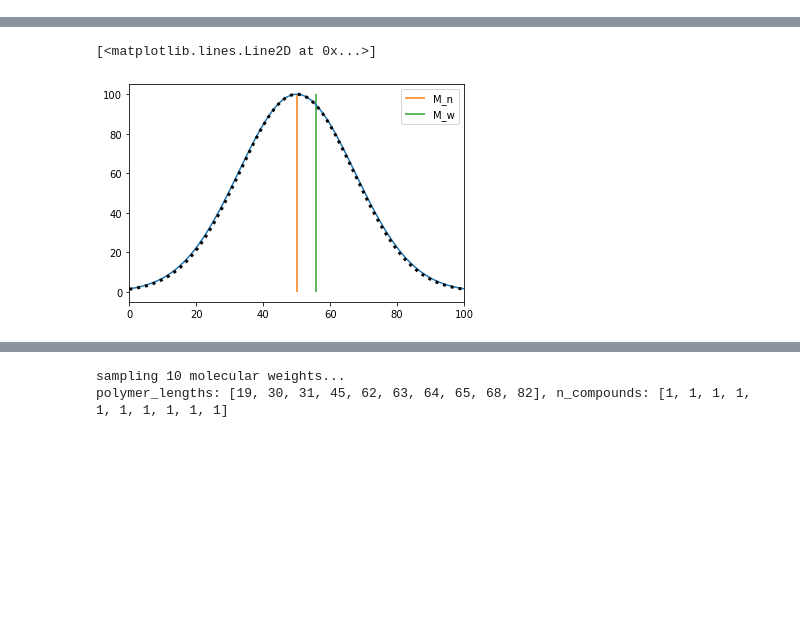
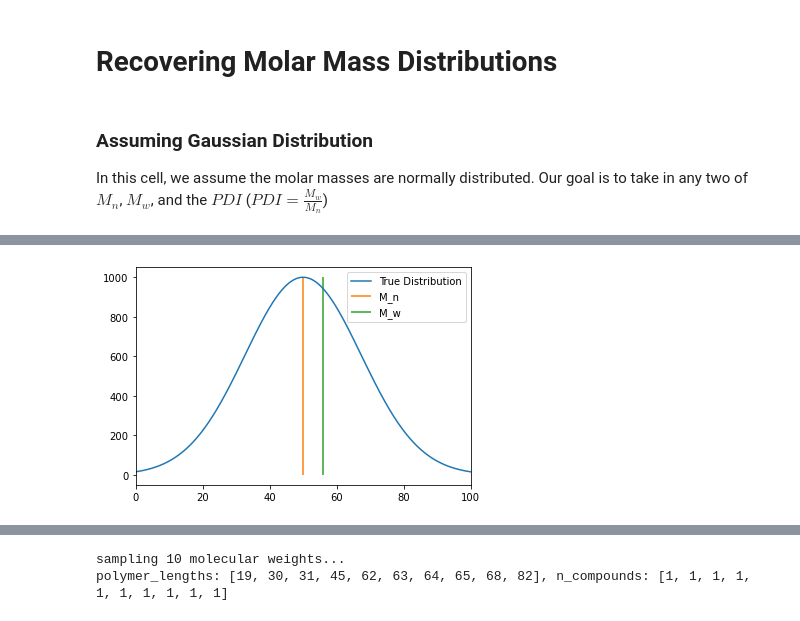
Before and after one commit to cmelab/polybinder, a Jupyter notebook: uli_init/system-init.ipynb, the cells around one changed output, grey strips where cells are left out. Cells and saved outputs as stored; diff of their text form; code cells hidden in the pictures; blank space fills up the shorter version.

```diff
--- a/uli_init/system-init.ipynb
+++ b/uli_init/system-init.ipynb
@@ -19,23 +20,43 @@ from collections import namedtuple
 
 warnings.filterwarnings('ignore')
 units = base_units.base_units()
+# %% [markdown]
+# Recovering Molar Mass Distributions
+# %% [markdown]
+### Assuming Gaussian Distribution
+In this cell, we assume the molar masses are normally distributed. Our goal is to take in any two of $M_n$, $M_w$, and the $PDI$ ($PDI=\frac{M_w}{M_n}$)
 # %%
-import matplotlib.pyplot as plt
-# Notice that we don't recover the exact sigma, but the distribution is close
-# TODO: figure out why this is
-N = 100
+
+# With numerical integration, we don't recover exact sigma, but the distribution is close
+x_max = 100
+N = 1e3
 sigma = 301.
-x = np.linspace(0, N, 10*N+1)
+x = np.linspace(0, x_max, round(N)+1)
 y = N*np.exp(-(x-50.)**2/(2.*sigma))
 M_n = np.sum(np.multiply(x,y))/np.sum(y)
-M_w = np.sum(y*x**2)/np.sum(y*x)
-plt.plot(x,y)
-plt.xlim(0,100.)
-plt.vlines(M_n,0,N, 'C1', label='M_n')
-plt.vlines(M_w,0,N, 'C2', label='M_w')
+# Notice if we replace the numerical integral with analytical form of M_w, we get exact agreement
+M_w = np.sum(y*x**2)/np.sum(y*x)# (M_n**2 + sigma)/M_n
+plt.plot(x, y, label='True Distribution')
+plt.xlim(0, 100.)
+plt.vlines(M_n, 0, N, 'C1', label='M_n')
+plt.vlines(M_w, 0, N, 'C2', label='M_w')
+
+def recovered_gauss_sigma(Mn, Mw):
+    return Mn * (Mw - Mn)
+
+def gauss(x, mu, sigma, N=1000):
+    return N * np.exp(-(x - mu)**2 / (2. * sigma))
+
+recovered_sig = recovered_gauss_sigma(M_n, M_w)
+
+print(f'M_n: {M_n}\nM_w: {M_w}\nRecovered sigma: {recovered_sig}\nActual sigma: {sigma}')
+
+
+y2 = gauss(x, mu=M_n, sigma=recovered_sig, N=N)
+#plt.plot(x,y2, ':', lw=3, color='k', label='Recovered Distribution')
 plt.legend()
-print(f'M_n: {M_n}\nM_w: {M_w}\nRecovered sigma: {M_n*(M_w - M_n)}\nActual sigma: {sigma}')
-
-y2 = N*np.exp(-(x-50.)**2/(2.*(M_n*(M_w-M_n))))
-plt.plot(x,y2, ':', lw=3, color='k')
+plt.savefig('gaussian_mass_dist_true.svg')
+mse = np.mean((y2-y)**2)
+print(mse)
+# TODO: Maybe play around with a Weibull distro and see how that compares
 # %% [output]
@@ -46,2 +68 @@ Actual sigma: 301.0
-[<matplotlib.lines.Line2D at 0x...>]
-[figure, old version]
+[figure, new version]
```
Also changed, not shown: parts of 10 cells of this notebook.
